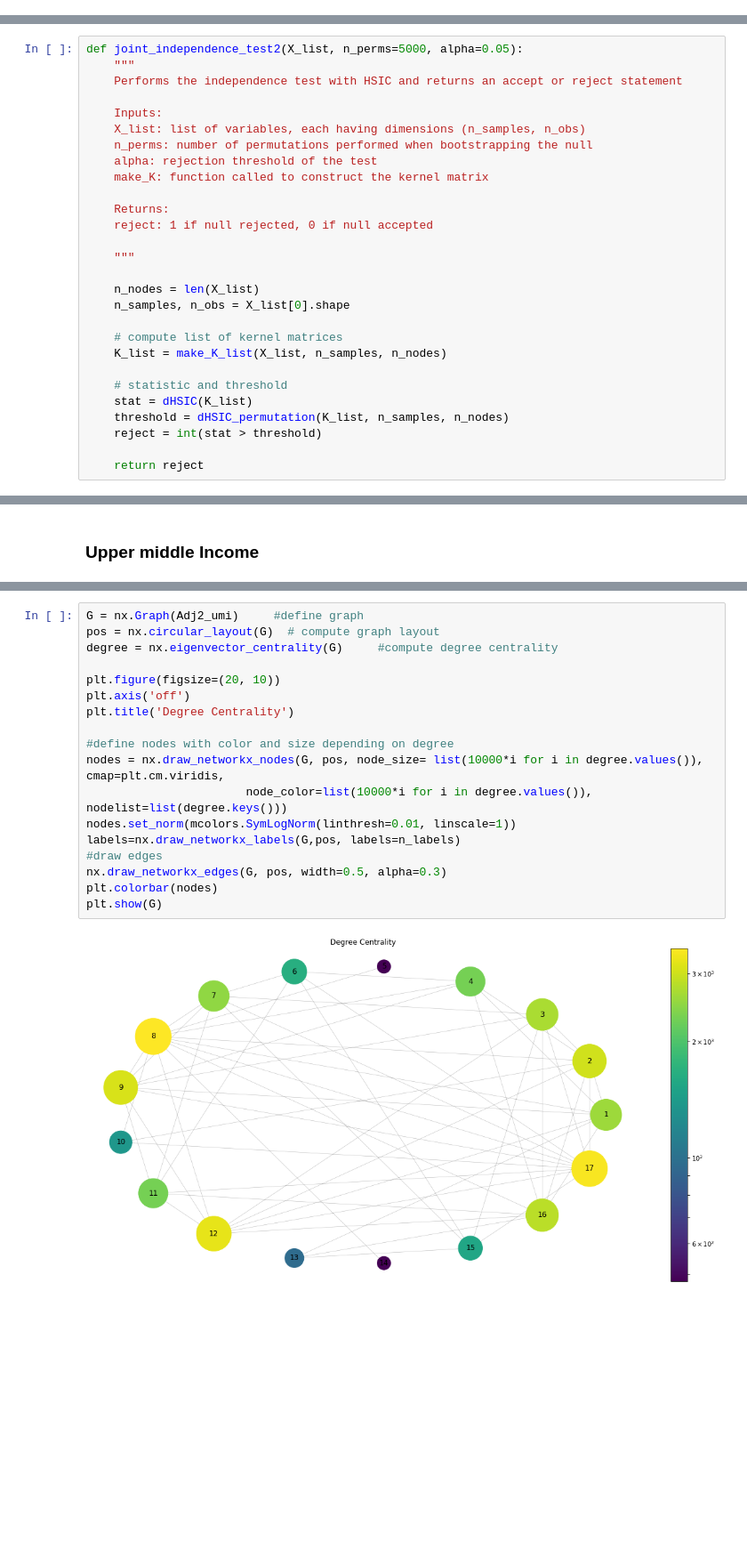
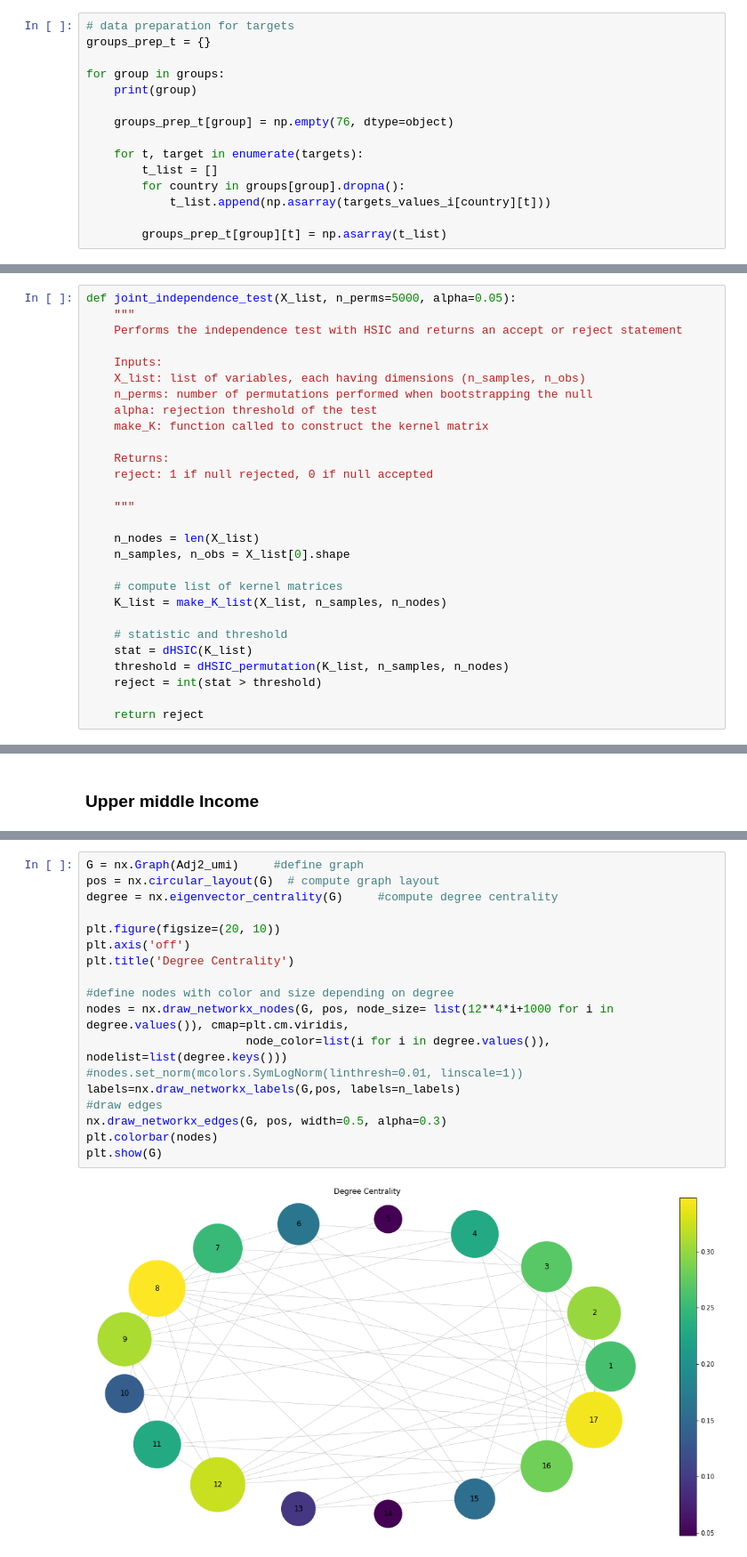
Before and after one commit to sara-vallejo/M4R, a Jupyter notebook: dHSIC_groupings.ipynb, the cells around one changed output, grey strips where cells are left out. Shown at 89% size. Cells and saved outputs as stored; diff of their text form; blank space fills up the shorter version.

```diff
--- a/dHSIC_groupings.ipynb
+++ b/dHSIC_groupings.ipynb
@@ -119,3 +119,18 @@ High Income
 groups_prep_g['Low Income'][0].shape
 # %% [output]
 (28, 447)
+# %%
+# data preparation for targets
+groups_prep_t = {}
+
+for group in groups:
+    print(group)
+
+    groups_prep_t[group] = np.empty(76, dtype=object)
+
+    for t, target in enumerate(targets):
+        t_list = []
+        for country in groups[group].dropna():
+            t_list.append(np.asarray(targets_values_i[country][t]))
+
+        groups_prep_t[group][t] = np.asarray(t_list)
@@ -233,7 +261,7 @@ def dHSIC_permutation(k_list, n_samples, n_nodes, n_perms=5000, alpha=0.05):
     threshold = statistics_sort[round((1-alpha)*n_perms)]
     return threshold
 # %%
-def joint_independence_test2(X_list, n_perms=5000, alpha=0.05):
+def joint_independence_test(X_list, n_perms=5000, alpha=0.05):
     """
     Performs the independence test with HSIC and returns an accept or reject statement
 
@@ -624,20 +742,20 @@ hnx.draw(Humi_restrict_edges4)
 # %%
 G = nx.Graph(Adj2_umi)     #define graph
 pos = nx.circular_layout(G)  # compute graph layout
 degree = nx.eigenvector_centrality(G)     #compute degree centrality
 
 plt.figure(figsize=(20, 10))
 plt.axis('off')
 plt.title('Degree Centrality')
 
 #define nodes with color and size depending on degree
-nodes = nx.draw_networkx_nodes(G, pos, node_size= list(10000*i for i in degree.values()), cmap=plt.cm.viridis,
-                       node_color=list(10000*i for i in degree.values()), nodelist=list(degree.keys()))
-nodes.set_norm(mcolors.SymLogNorm(linthresh=0.01, linscale=1))
+nodes = nx.draw_networkx_nodes(G, pos, node_size= list(12**4*i+1000 for i in degree.values()), cmap=plt.cm.viridis,
+                       node_color=list(i for i in degree.values()), nodelist=list(degree.keys()))
+#nodes.set_norm(mcolors.SymLogNorm(linthresh=0.01, linscale=1))
 labels=nx.draw_networkx_labels(G,pos, labels=n_labels)
 #draw edges
 nx.draw_networkx_edges(G, pos, width=0.5, alpha=0.3)
 plt.colorbar(nodes)
 plt.show(G)
 # %% [output]
-[figure, old version]
+[figure, new version]
```
Also changed, not shown: parts of 36 cells of this notebook, 2 other files.
